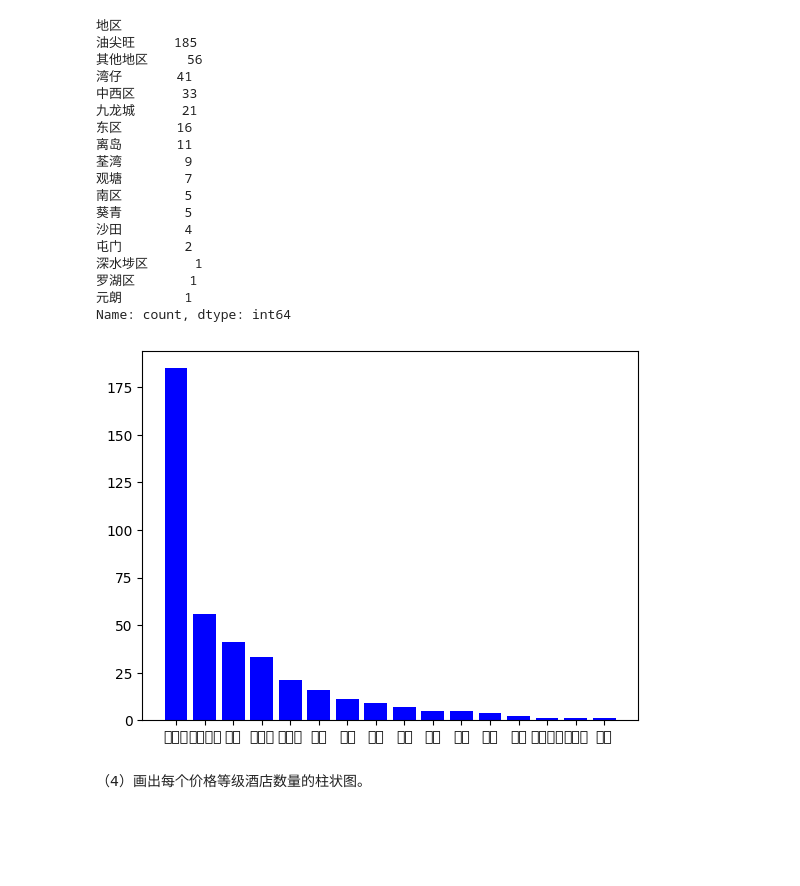
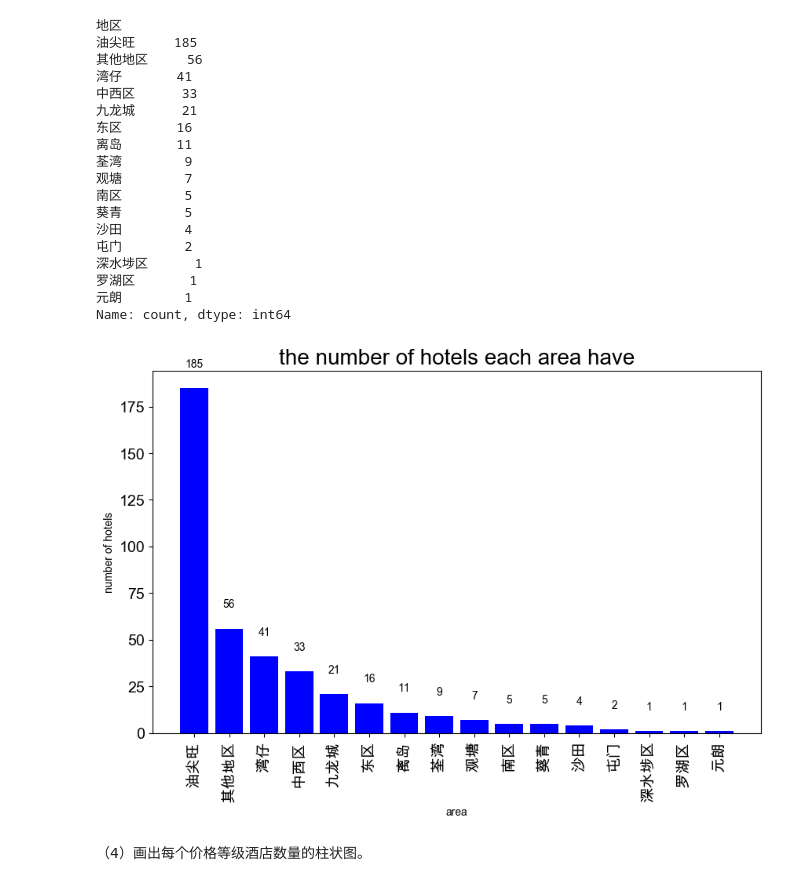
Before and after one commit to AEM001/Data-Analysis, a Jupyter notebook: 作业6/作业6.ipynb, the cells around one changed output. Drawn from its saved outputs; the diff is of its cells as text; code cells hidden in the pictures; blank space fills up the shorter version.

```diff
--- a/作业6/作业6.ipynb
+++ b/作业6/作业6.ipynb
@@ -22,6 +22,10 @@ plt.plot(t,np.cos(t),color='r',linestyle='--')
 # %% [output]
 [<matplotlib.lines.Line2D at 0x...>]
 [figure]
+# %%
+# Mac系统下中文字体设置
+plt.rcParams["font.sans-serif"] = ["Arial Unicode MS", "PingFang SC", "Hiragino Sans GB", "STHeiti"]
+plt.rcParams["axes.unicode_minus"] = False  # 正常显示负号
 # %% [markdown]
 （3）读取上次作业保存的酒店数据，画出每个地区酒店数量的柱状图，柱状颜色为红色
 # %%
@@ -48,12 +52,20 @@ data
 罗湖区       1
 元朗        1
 Name: count, dtype: int64
-# %%
-x=data.index
-y=data.values
-plt.bar(x,y,color='b')
-plt.show()
-# %% [output]
-[figure, removed]
+# %%
+x=data.index
+y=data.values
+plt.figure(figsize=(10,6))
+plt.bar(x,y,color='b')
+plt.title("the number of hotels each area have",fontsize=20)
+plt.xlabel("area")
+plt.ylabel("number of hotels")
+plt.tick_params(labelsize=14)
+plt.xticks(rotation=90)
+for a,b in zip(x,y):
+    plt.text(a,b+10,b,ha="center",va="bottom",fontsize=10)
+plt.show()
+# %% [output]
+[figure, added]
 # %% [markdown]
 （4）画出每个价格等级酒店数量的柱状图。
```
Also changed, not shown: parts of 1 cell of this notebook.
